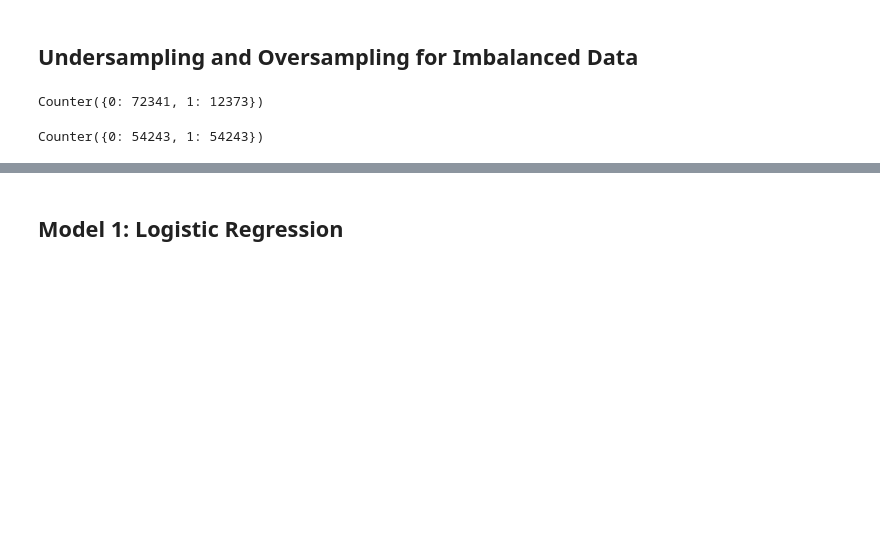
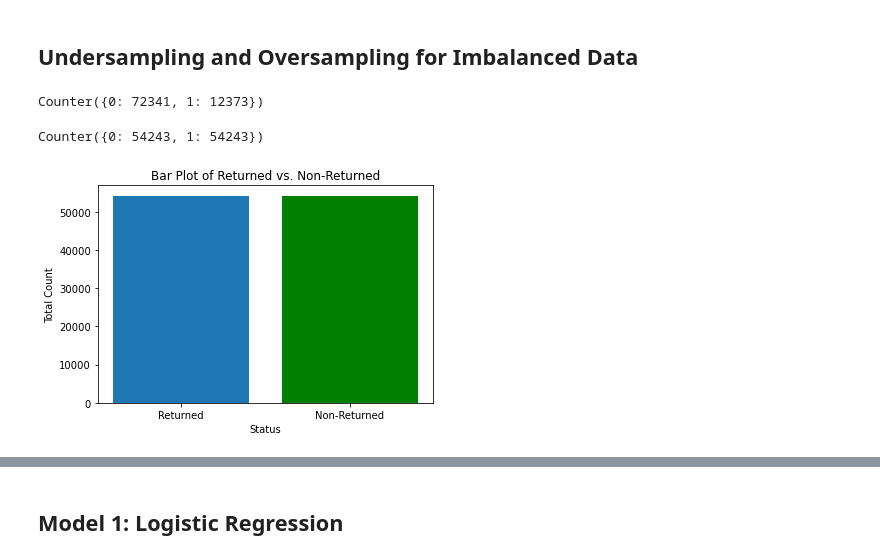
Before and after one commit to s-callejo/AI-Academy-capstone-project-team2, a Jupyter notebook: index-Copy1.ipynb, the cells around one changed output, grey strips where cells are left out. Drawn from its saved outputs; the diff is of its cells as text; code cells hidden in the pictures; blank space fills up the shorter version.

```diff
--- a/index-Copy1.ipynb
+++ b/index-Copy1.ipynb
@@ -407,19 +422,28 @@ Counter({0: 72341, 1: 12373})
 # %%
 from imblearn.over_sampling import RandomOverSampler
 
 # define oversampling strategy
 oversample = RandomOverSampler(sampling_strategy='minority', random_state=125) #This means that if the majority class had 1,000 examples and the minority class had 100,
                                                              # this strategy would oversampling the minority class so that it has 1,000 examples.
 
 Xo_train, yo_train = oversample.fit_resample(X_train, y_train)
 print(Counter(yo_train))
 
-counts = yo_train.value_counts()
-plt.bar(counts.index, counts.values)
+counts2 = yo_train.value_counts()
+plt.bar(counts2.index,
+       counts2.values)
 
-plt.xlabel('Returned (0: Non-Returned)')
+plt.gca().patches[0].set_facecolor('green')
+
+plt.xlabel('Status')
+plt.ylabel('Total Count')
+plt.title('Bar Plot of Returned vs. Non-Returned')
+plt.xticks(counts2.index,
+          ['Non-Returned', 'Returned'])
+plt.show()
 # %% [output]
 Counter({0: 54243, 1: 54243})
+[figure, added]
 # %%
 from imblearn.under_sampling import RandomUnderSampler
 
```
Also changed, not shown: parts of 4 cells of this notebook, 1 other file.
